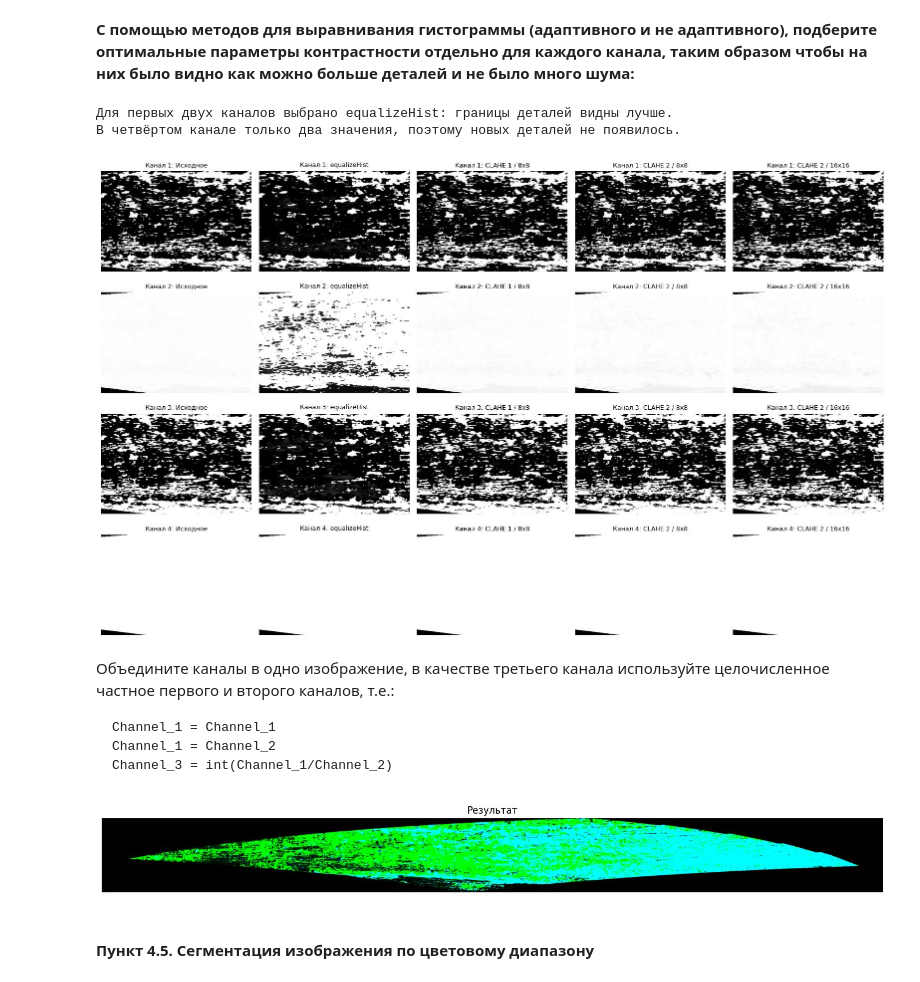
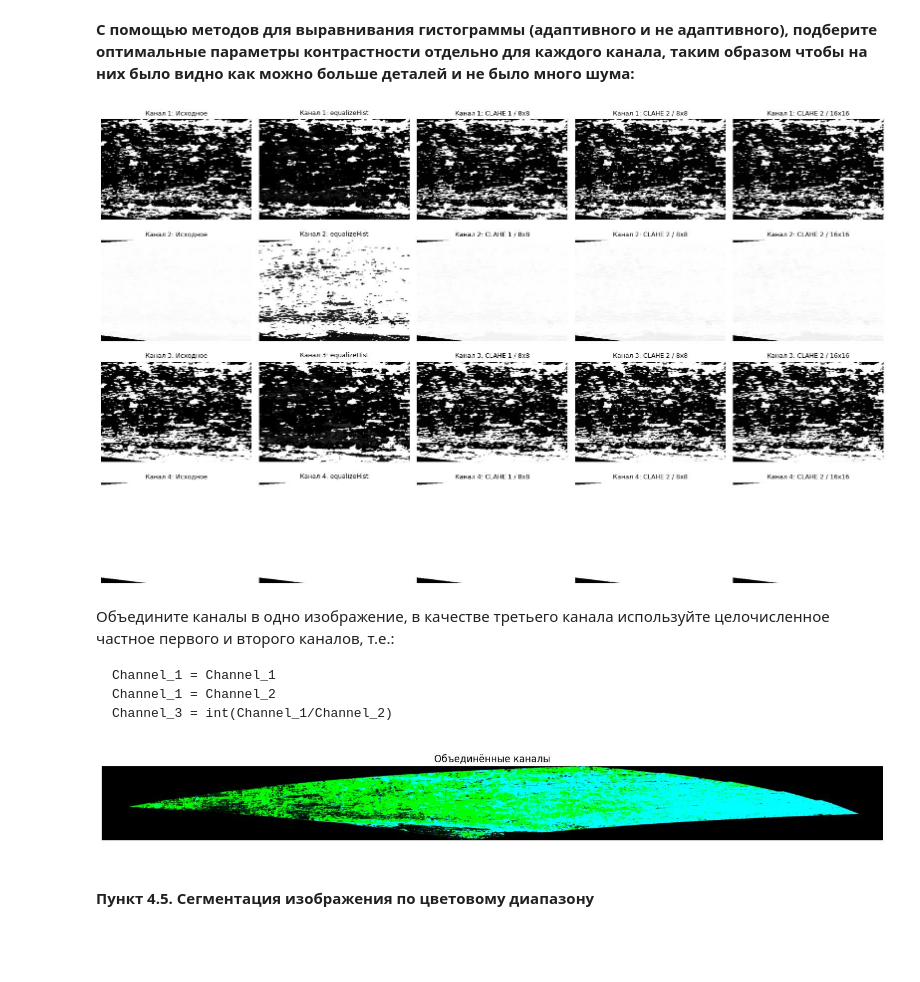
Before and after one commit to German121/image_processing, a Jupyter notebook: Задание 2/2.ipynb, the cells around one changed output. Drawn from its saved outputs; the diff is of its cells as text; code cells hidden in the pictures; blank space fills up the shorter version.

```diff
--- a/Задание 2/2.ipynb
+++ b/Задание 2/2.ipynb
@@ -172,7 +172,7 @@ for row, (alpha, beta) in enumerate(settings):
     own = change_brightness_contrast(city, alpha, beta)
     opencv = cv2.convertScaleAbs(city, alpha=alpha, beta=beta)
     images = [city, own, opencv]
-    titles = ['Изображение', f'Функция: α={alpha:g}, β={beta:g}', 'cv2.convertScaleAbs']
+    titles = ['Исходное', f'Своя функция: α={alpha:g}, β={beta:g}', 'OpenCV']
     for ax, image, title in zip(axes[row], images, titles):
         ax.imshow(cv2.cvtColor(image, cv2.COLOR_BGR2RGB))
         ax.set_title(title, fontsize=10)
@@ -768,11 +786,7 @@ plt.close(fig)
 
 corrected_1 = equalized[0]
 corrected_2 = equalized[1]
-print('Для первых двух каналов выбрано equalizeHist: границы деталей видны лучше.')
-print('В четвёртом канале только два значения, поэтому новых деталей не появилось.')
 # %% [output]
-Для первых двух каналов выбрано equalizeHist: границы деталей видны лучше.
-В четвёртом канале только два значения, поэтому новых деталей не появилось.
 [figure]
 # %% [markdown]
 Объедините каналы в одно изображение, в качестве третьего канала используйте целочисленное частное первого и второго каналов, т.е.:
@@ -787,10 +801,10 @@ Channel_3 = int(Channel_1/Channel_2)
 # %%
 ratio = np.floor_divide(corrected_1, corrected_2,
                         out=np.zeros_like(corrected_1), where=corrected_2 != 0)
 composite = np.dstack((corrected_1, corrected_2, ratio))
-show_images([composite], ['Результат'], figsize=(14, 3))
+show_images([composite], ['Объединённые каналы'], figsize=(14, 3))
 # %% [output]
-[figure, old version]
+[figure, new version]
 # %% [markdown]
 #### **Пункт 4.5. Сегментация изображения по цветовому диапазону**
 # %% [markdown]
```
Also changed, not shown: parts of 16 cells of this notebook.
